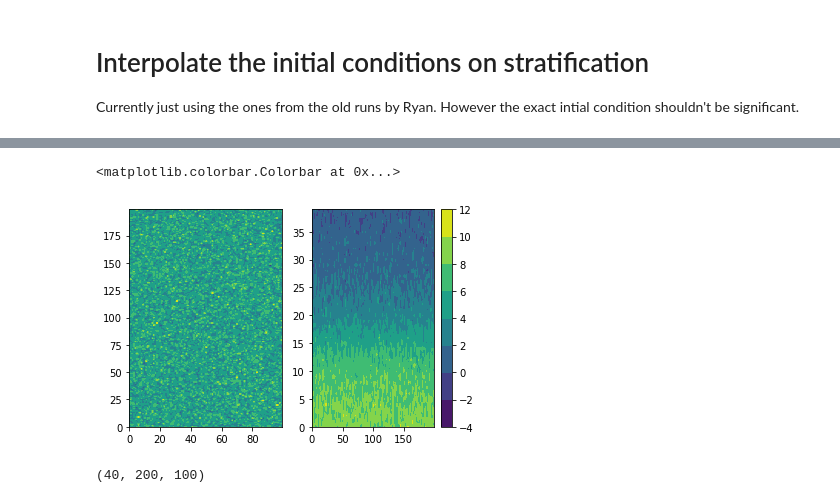
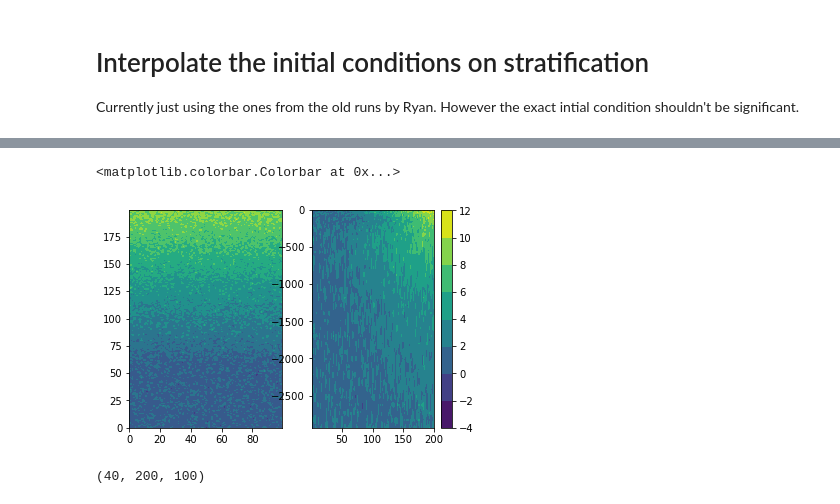
Before and after one commit to liutongya/3D2804, a Jupyter notebook: notebooks/input_10km_run.ipynb, the cells around one changed output, grey strips where cells are left out. Drawn from its saved outputs; the diff is of its cells as text; code cells hidden in the pictures.

Commit message:
Added notebook to generate input files

```diff
--- a/notebooks/input_10km_run.ipynb
+++ b/notebooks/input_10km_run.ipynb
@@ -39,6 +40,8 @@ ny = int(Ly/res/1000)
 
 # generate the x,y grid
 xc, yc = make_grid_xy(nx,ny, Lx,Ly)
+# %%
+ddir = '/rigel/ocp/users/tu2140/chkp63n/MITgcm/Southern-Ocean/channel_flat/input/'
 # %% [markdown]
 # Topographic shape
 Large scale shape of topography - flat bottom with gaussian bump
@@ -464,0 +682,3 @@ plt.colorbar()
+# %%
+ds = xr.open_dataset(op.join(ddir,'THETA_time-and-zonal-climatology.nc'))
+ds
@@ -465,18 +693,22 @@ plt.colorbar()
 # %%
-temp_init = temp_relax_large_analytical + np.random.randn(temp_relax_large_analytical.shape[0],
-                                                         temp_relax_large_analytical.shape[1],
-                                                         temp_relax_large_analytical.shape[2])
+temp_init = ds.Theta_timeandzonclim.data[:,:,np.newaxis] * np.ones(nx)[np.newaxis,np.newaxis,:]
+temp_init[temp_init<1] = 1.
+N = temp_init.shape
+temp_init += np.random.randn(N[0],N[1],N[2])
+# temp_init = temp_relax_large_analytical + np.random.randn(temp_relax_large_analytical.shape[0],
+#                                                          temp_relax_large_analytical.shape[1],
+#                                                          temp_relax_large_analytical.shape[2])
 # %%
 plt.figure()
 
 plt.subplot(121)
 plt.contourf(temp_init[0,:,:])
 
 plt.subplot(122)
-plt.contourf(temp_init[:,:,0])
+plt.contourf(range(1,201),zaxis,temp_init[:,:,0])
 
 plt.colorbar()
 # %% [output]
 <matplotlib.colorbar.Colorbar at 0x...>
-[figure, old version]
+[figure, new version]
 # %%
```
Also changed, not shown: parts of 61 cells of this notebook, 3 other files.
